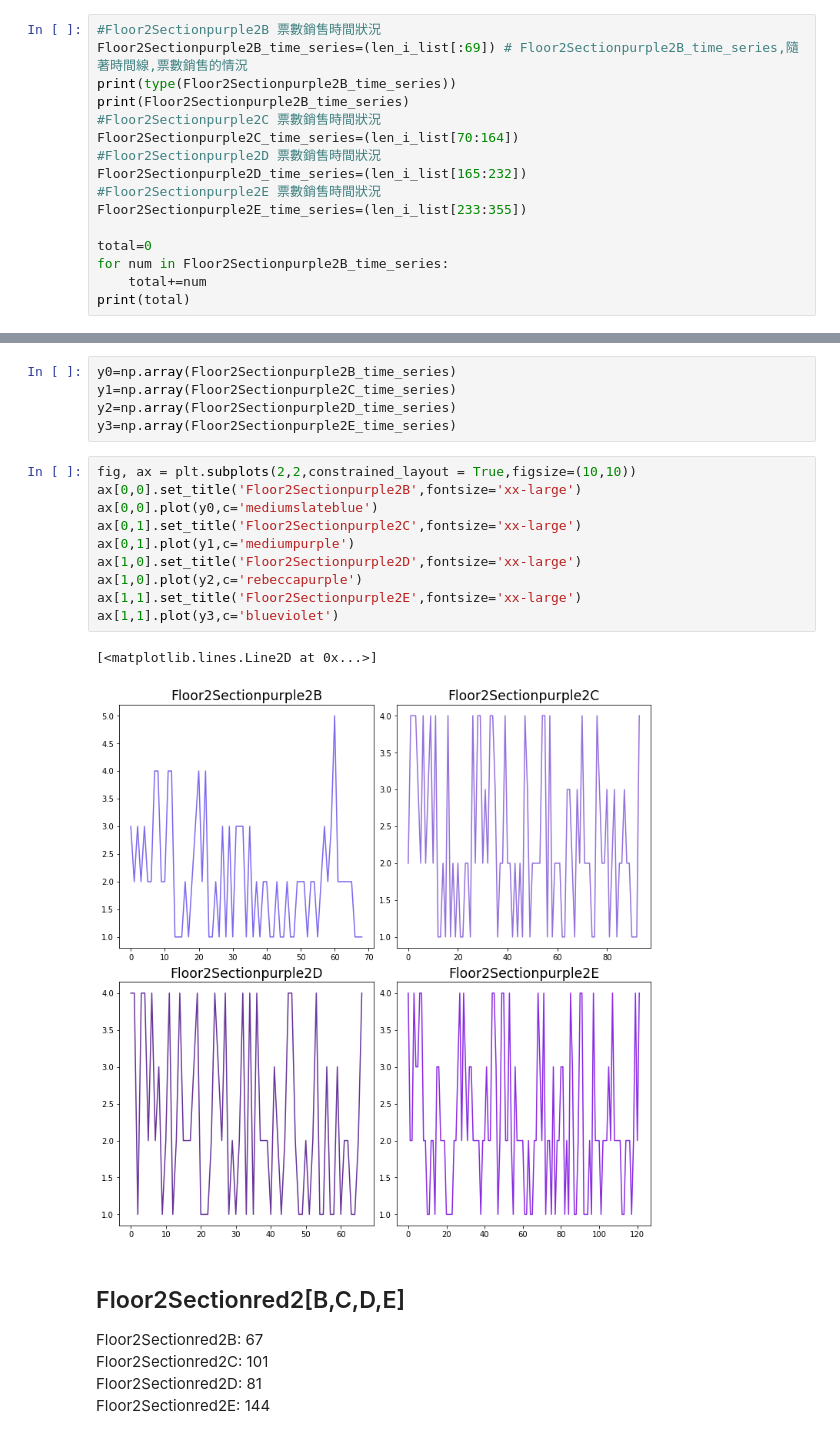
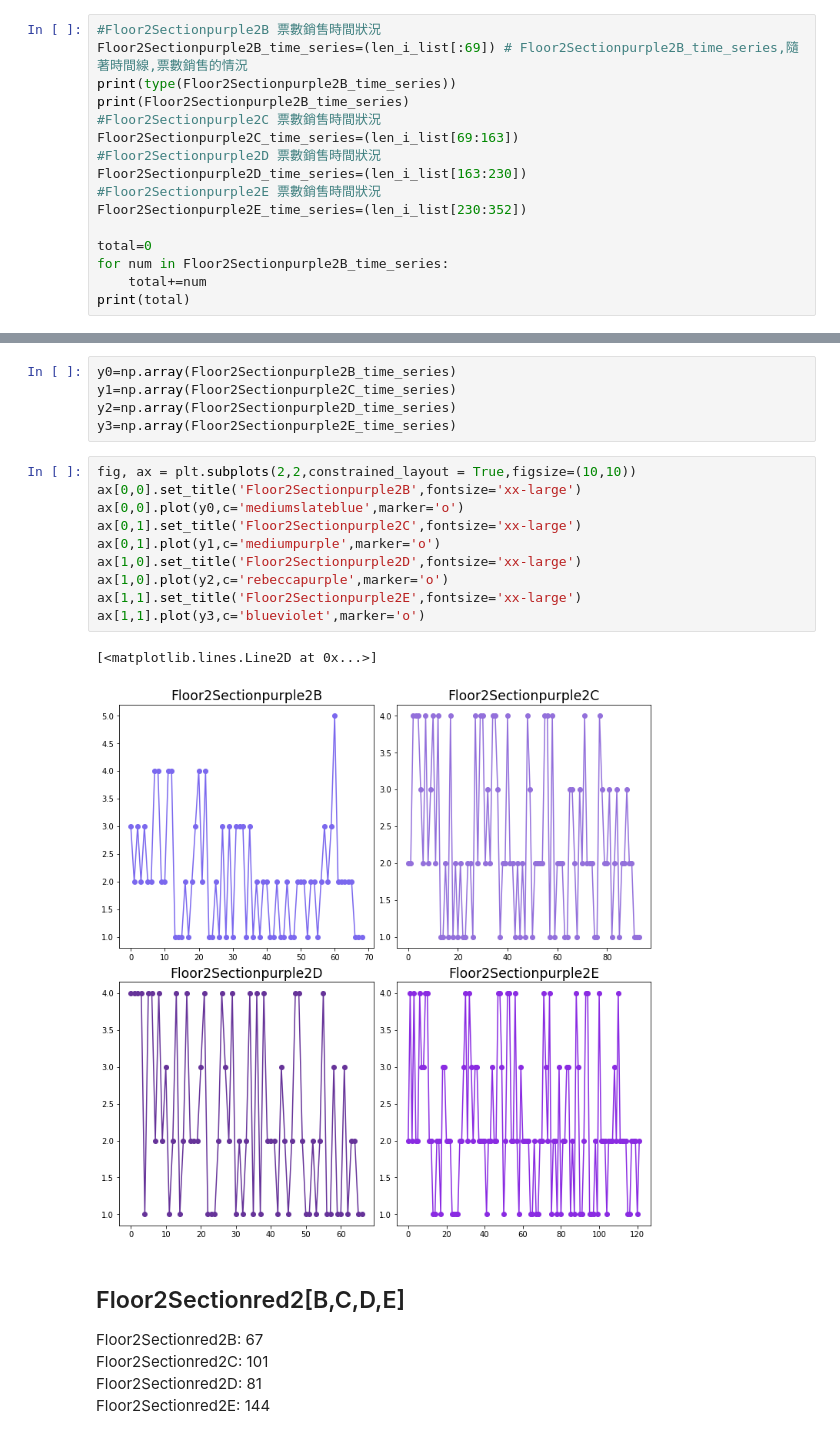
Before and after one commit to tengtengsnake/DS_info, a Jupyter notebook: final-graph-task2.ipynb, the cells around one changed output, grey strips where cells are left out. Saved outputs shown, nothing was run; the diff lists cells and outputs as text.

Commit message:
Kaggle Notebook | Final_graph_task2 | Version 3

```diff
--- a/final-graph-task2.ipynb
+++ b/final-graph-task2.ipynb
@@ -216,11 +221,11 @@ Floor2Sectionpurple2B_time_series=(len_i_list[:69]) # Floor2Sectionpurple2B_time
 print(type(Floor2Sectionpurple2B_time_series))
 print(Floor2Sectionpurple2B_time_series)
 #Floor2Sectionpurple2C 票數銷售時間狀況
-Floor2Sectionpurple2C_time_series=(len_i_list[70:164])
+Floor2Sectionpurple2C_time_series=(len_i_list[69:163])
 #Floor2Sectionpurple2D 票數銷售時間狀況
-Floor2Sectionpurple2D_time_series=(len_i_list[165:232])
+Floor2Sectionpurple2D_time_series=(len_i_list[163:230])
 #Floor2Sectionpurple2E 票數銷售時間狀況
-Floor2Sectionpurple2E_time_series=(len_i_list[233:355])
+Floor2Sectionpurple2E_time_series=(len_i_list[230:352])
 
 total=0
 for num in Floor2Sectionpurple2B_time_series:
@@ -243,16 +248,16 @@ y3=np.array(Floor2Sectionpurple2E_time_series)
 # %%
 fig, ax = plt.subplots(2,2,constrained_layout = True,figsize=(10,10))
 ax[0,0].set_title('Floor2Sectionpurple2B',fontsize='xx-large')
-ax[0,0].plot(y0,c='mediumslateblue')
+ax[0,0].plot(y0,c='mediumslateblue',marker='o')
 ax[0,1].set_title('Floor2Sectionpurple2C',fontsize='xx-large')
-ax[0,1].plot(y1,c='mediumpurple')
+ax[0,1].plot(y1,c='mediumpurple',marker='o')
 ax[1,0].set_title('Floor2Sectionpurple2D',fontsize='xx-large')
-ax[1,0].plot(y2,c='rebeccapurple')
+ax[1,0].plot(y2,c='rebeccapurple',marker='o')
 ax[1,1].set_title('Floor2Sectionpurple2E',fontsize='xx-large')
-ax[1,1].plot(y3,c='blueviolet')
+ax[1,1].plot(y3,c='blueviolet',marker='o')
 # %% [output]
 [<matplotlib.lines.Line2D at 0x...>]
-[figure, old version]
+[figure, new version]
 # %% [markdown]
 ## Floor2Sectionred2[B,C,D,E]
 Floor2Sectionred2B: 67
```
Also changed, not shown: parts of 16 cells of this notebook.
